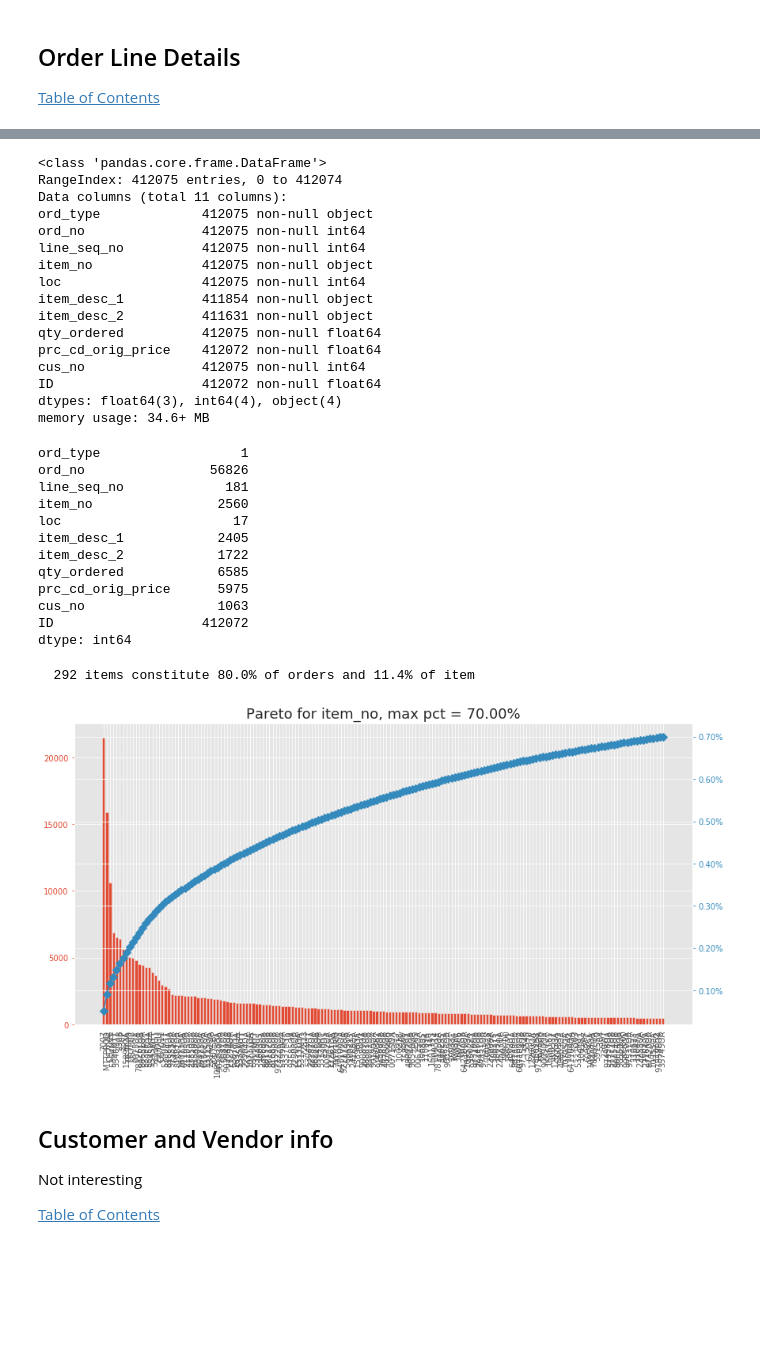
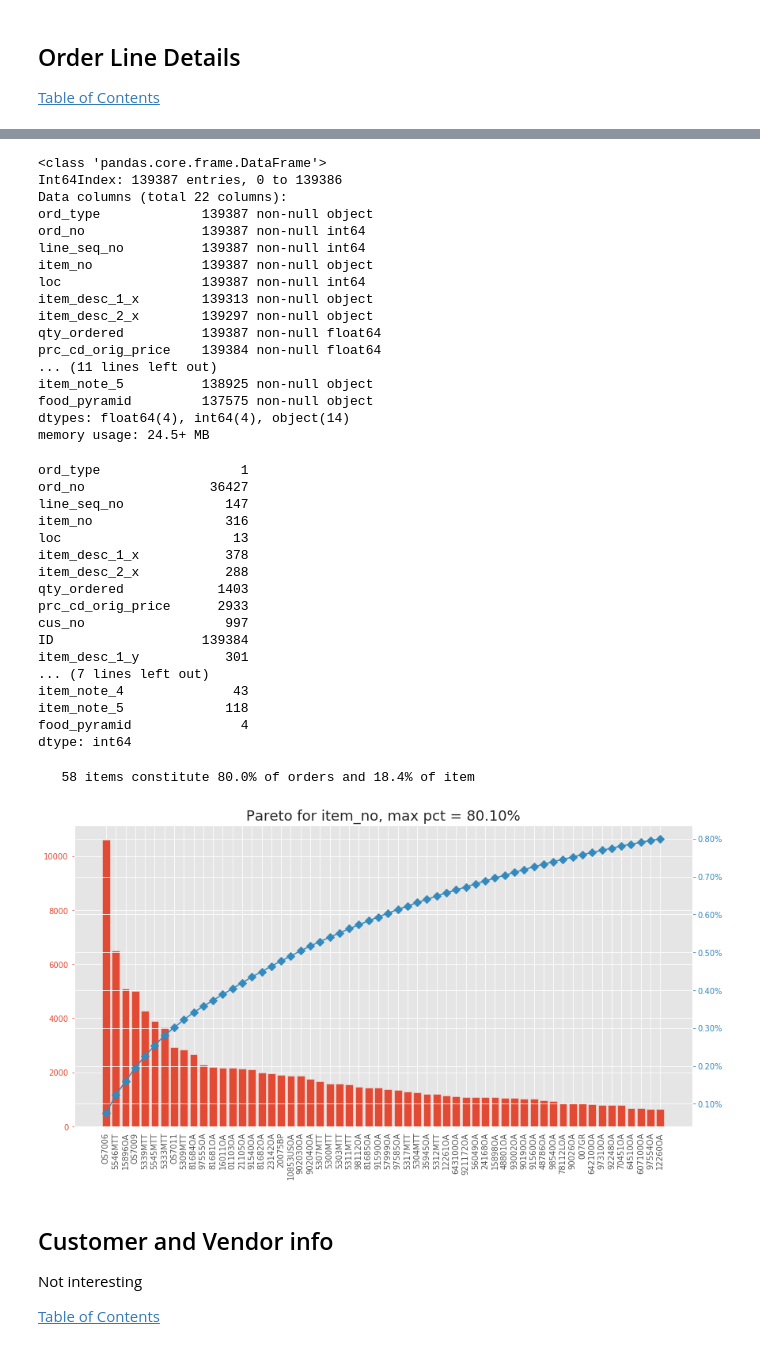
Before and after one commit to upandacross/Second-Harvest-Data-Dive-2019, a Jupyter notebook: Preliminary Data Exploration.ipynb, the cells around one changed output, grey strips where cells are left out. Cells and saved outputs as stored; diff of their text form; code cells hidden in the pictures; blank space fills up the shorter version.

Commit message:
Dry Items Only Plus More Analysis of Time

```diff
--- a/Preliminary Data Exploration.ipynb
+++ b/Preliminary Data Exploration.ipynb
@@ -532,3 +706,10 @@ except:
 [Table of Contents](#Table_of_Contents)
 # %%
 df_orderline = pd.read_csv('data/OrderLine.csv', index_col = None, header = 0, low_memory=False)
+# %%
+df_itemmaster = pd.read_csv('data/DR_ItemMaster.csv', index_col = None, header = 0, low_memory=False)
+df_itemmaster.drop(['commodity_cd', 'ID'], axis=1, inplace=True)
+rename_dict = dict([('user_def_fld_4', 'food_pyramid')])
+rename_dict
+df_itemmaster.rename(columns=rename_dict, inplace=True)
+df_itemmaster.info()
@@ -535,3 +753,5 @@ df_orderline = pd.read_csv('data/OrderLine.csv', index_col = None, header = 0, l
+# %%
+df_orderline = df_orderline.merge(df_itemmaster, on='item_no', how='inner')
 # %%
 df_orderline['item_no'] = df_orderline.item_no.apply(lambda x: x.strip()) # some extra spaces at end to remove
 ln = df_orderline.item_no.unique()
@@ -559,35 +759,41 @@ array(['97554OA', '110623', '1805307', '230DS', 'OS7011', '0015OA',
 df_orderline.info()
 # %% [output]
 <class 'pandas.core.frame.DataFrame'>
-RangeIndex: 412075 entries, 0 to 412074
-Data columns (total 11 columns):
-ord_type             412075 non-null object
-ord_no               412075 non-null int64
-line_seq_no          412075 non-null int64
-item_no              412075 non-null object
-loc                  412075 non-null int64
-item_desc_1          411854 non-null object
-item_desc_2          411631 non-null object
-qty_ordered          412075 non-null float64
-prc_cd_orig_price    412072 non-null float64
-cus_no               412075 non-null int64
-ID                   412072 non-null float64
-dtypes: float64(3), int64(4), object(4)
-memory usage: 34.6+ MB
+Int64Index: 139387 entries, 0 to 139386
+Data columns (total 22 columns):
+ord_type             139387 non-null object
+ord_no               139387 non-null int64
+line_seq_no          139387 non-null int64
+item_no              139387 non-null object
+loc                  139387 non-null int64
+item_desc_1_x        139313 non-null object
+item_desc_2_x        139297 non-null object
+qty_ordered          139387 non-null float64
+prc_cd_orig_price    139384 non-null float64
+... (11 lines left out)
+item_note_5          138925 non-null object
+food_pyramid         137575 non-null object
+dtypes: float64(4), int64(4), object(14)
+memory usage: 24.5+ MB
 # %%
 df_orderline.nunique()
 # %% [output]
 ord_type                  1
-ord_no                56826
-line_seq_no             181
-item_no                2560
-loc                      17
-item_desc_1            2405
-item_desc_2            1722
-qty_ordered            6585
-prc_cd_orig_price      5975
-cus_no                 1063
-ID                   412072
+ord_no                36427
+line_seq_no             147
+item_no                 316
+loc                      13
+item_desc_1_x           378
+item_desc_2_x           288
+qty_ordered            1403
+prc_cd_orig_price      2933
+cus_no                  997
+ID                   139384
+item_desc_1_y           301
+... (7 lines left out)
+item_note_4              43
+item_note_5             118
+food_pyramid              4
 dtype: int64
 # %%
 ol = calcPareto(df_orderline, 'item_no')
@@ -596,11 +802,11 @@ max_pct = 0.8
 print('{:5,d} items constitute {:.1%} of orders and {:.1%} of item'.format(sum(ol.cum_pct <= max_pct), max_pct,
                                                                            sum(ol.cum_pct <= max_pct) / len(ol)))
 # %% [output]
-  292 items constitute 80.0% of orders and 11.4% of item
+   58 items constitute 80.0% of orders and 18.4% of item
 # %%
-plotPareto(df_orderline, 'item_no', max_pct=0.7) # pretty crowded even at 70% but a smooth curve
+plotPareto(df_orderline, 'item_no', max_pct=0.801) # pretty crowded even at 70% but a smooth curve
 # %% [output]
-[figure, old version]
+[figure, new version]
 # %%
 #df_orderline.to_csv('processed/OrderLine.csv', index=False)
 # %%
```
Also changed, not shown: parts of 39 cells of this notebook.
